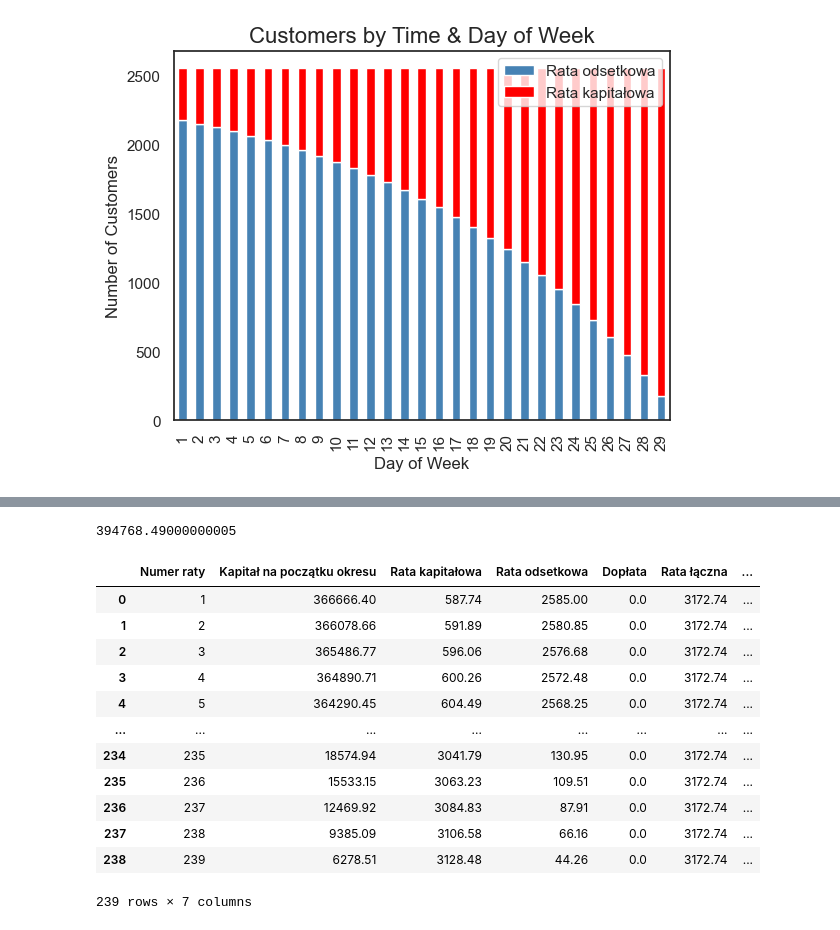
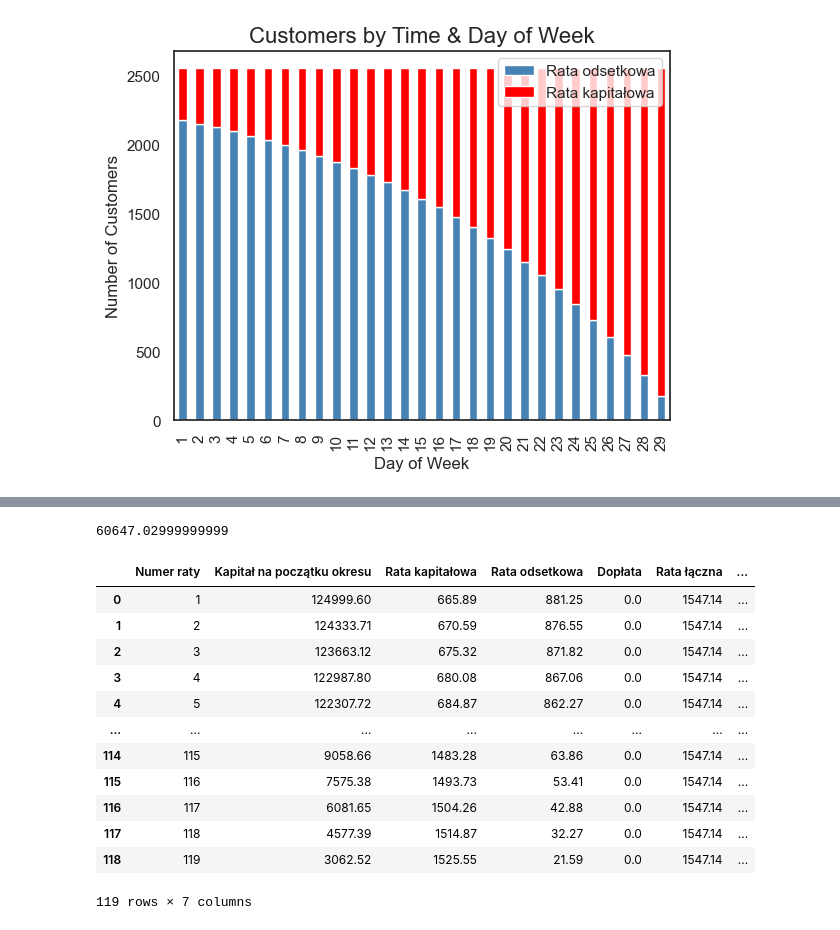
Before and after one commit to krawczyk071/kalkulator, a Jupyter notebook: my/preview.ipynb, the cells around one changed output, grey strips where cells are left out. Drawn from its saved outputs; the diff is of its cells as text; code cells hidden in the pictures.

```diff
--- a/my/preview.ipynb
+++ b/my/preview.ipynb
@@ -62,8 +62,10 @@ show.plot(kind='bar',x='rok',y=['Rata odsetkowa','Rata kapitałowa'], stacked=Tr
 # %%
 gov=8.46
-ile=30
+ile=20
 bgk=gov*0.9
-kredyt3=Kalkulator(kwota_kredytu=550000,ilosc_lat=ile,stopa_procentowa=gov,rodzaj_rat=RodzajRat.malejace,wskaznikBGK=bgk)
+kredyt=250000
+
+kredyt3=Kalkulator(kwota_kredytu=kredyt,ilosc_lat=ile,stopa_procentowa=gov,rodzaj_rat=RodzajRat.malejace,wskaznikBGK=bgk)
 df=kredyt3.harmonogram_to_DF()
 df['Odsetki_po'] = df['Rata odsetkowa']-df['Dopłata']
 df['po_laczna'] = df['Rata kapitałowa']+df['Odsetki_po']
@@ -96,24 +98,23 @@ grudzien.plot(kind='bar',x='Numer raty',y=['Rata kapitałowa','Odsetki_po','Dop
 # %%
 po=df.loc[120,'Kapitał na początku okresu']
-ile=20
-gov=8.46
+ile=ile-10
 kredyt3po=Kalkulator(kwota_kredytu=po,ilosc_lat=ile,stopa_procentowa=gov,rodzaj_rat=RodzajRat.rowne)
 
 dfpo=kredyt3po.harmonogram_to_DF()
 display(dfpo['Rata odsetkowa'].sum())
 dfpo
 # %% [output]
-394768.49000000005
+60647.02999999999
 |  | Numer raty | Kapitał na początku okresu | Rata kapitałowa | Rata odsetkowa | Dopłata | Rata łączna | ... |
-| 0 | 1 | 366666.40 | 587.74 | 2585.00 | 0.0 | 3172.74 | ... |
-| 1 | 2 | 366078.66 | 591.89 | 2580.85 | 0.0 | 3172.74 | ... |
-| 2 | 3 | 365486.77 | 596.06 | 2576.68 | 0.0 | 3172.74 | ... |
-| 3 | 4 | 364890.71 | 600.26 | 2572.48 | 0.0 | 3172.74 | ... |
-| 4 | 5 | 364290.45 | 604.49 | 2568.25 | 0.0 | 3172.74 | ... |
+| 0 | 1 | 124999.60 | 665.89 | 881.25 | 0.0 | 1547.14 | ... |
+| 1 | 2 | 124333.71 | 670.59 | 876.55 | 0.0 | 1547.14 | ... |
+| 2 | 3 | 123663.12 | 675.32 | 871.82 | 0.0 | 1547.14 | ... |
+| 3 | 4 | 122987.80 | 680.08 | 867.06 | 0.0 | 1547.14 | ... |
+| 4 | 5 | 122307.72 | 684.87 | 862.27 | 0.0 | 1547.14 | ... |
 | ... | ... | ... | ... | ... | ... | ... | ... |
-| 234 | 235 | 18574.94 | 3041.79 | 130.95 | 0.0 | 3172.74 | ... |
-| 235 | 236 | 15533.15 | 3063.23 | 109.51 | 0.0 | 3172.74 | ... |
-| 236 | 237 | 12469.92 | 3084.83 | 87.91 | 0.0 | 3172.74 | ... |
-| 237 | 238 | 9385.09 | 3106.58 | 66.16 | 0.0 | 3172.74 | ... |
-| 238 | 239 | 6278.51 | 3128.48 | 44.26 | 0.0 | 3172.74 | ... |
+| 114 | 115 | 9058.66 | 1483.28 | 63.86 | 0.0 | 1547.14 | ... |
+| 115 | 116 | 7575.38 | 1493.73 | 53.41 | 0.0 | 1547.14 | ... |
+| 116 | 117 | 6081.65 | 1504.26 | 42.88 | 0.0 | 1547.14 | ... |
+| 117 | 118 | 4577.39 | 1514.87 | 32.27 | 0.0 | 1547.14 | ... |
+| 118 | 119 | 3062.52 | 1525.55 | 21.59 | 0.0 | 1547.14 | ... |
-239 rows × 7 columns
+119 rows × 7 columns
```
Also changed, not shown: parts of 5 cells of this notebook, 1 other file.
